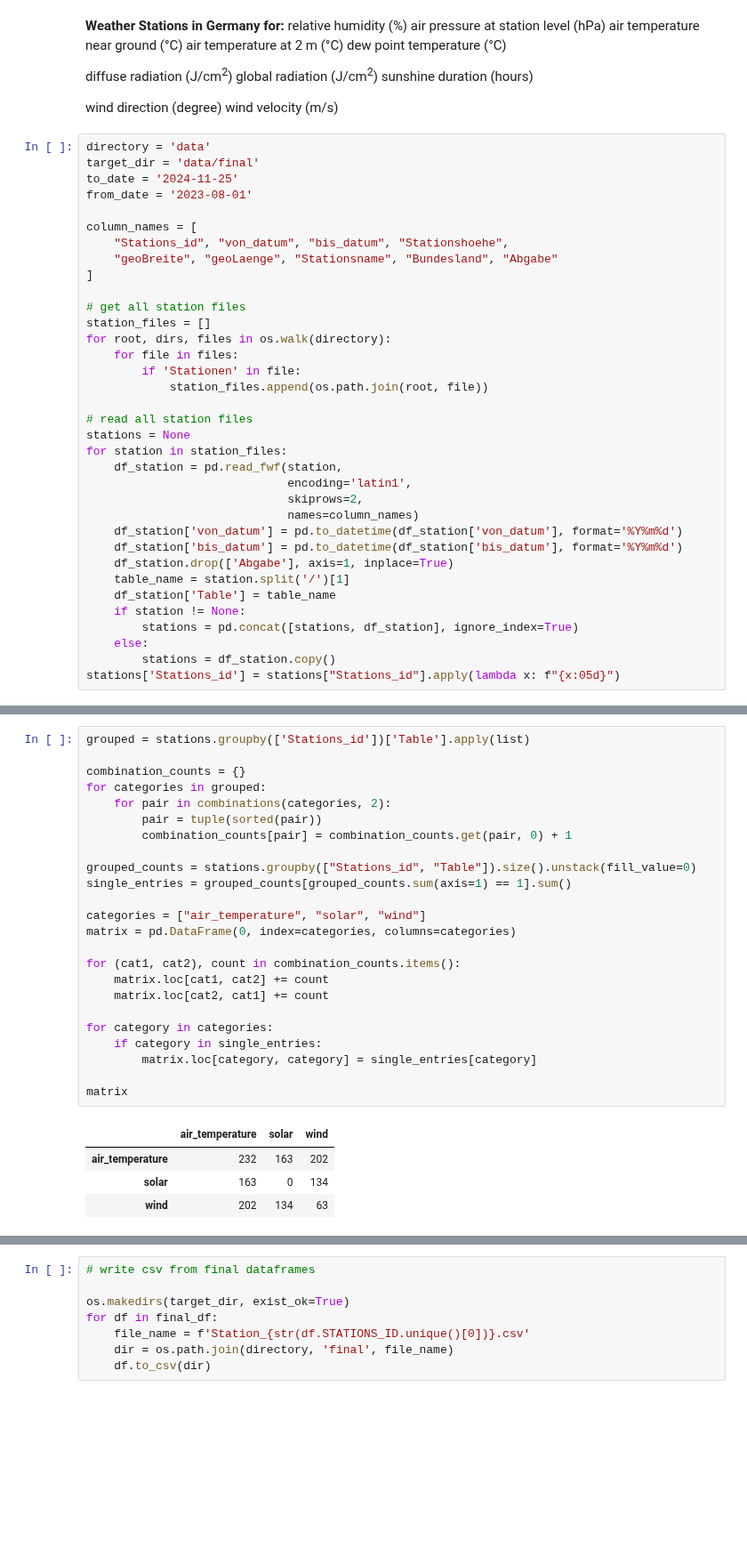
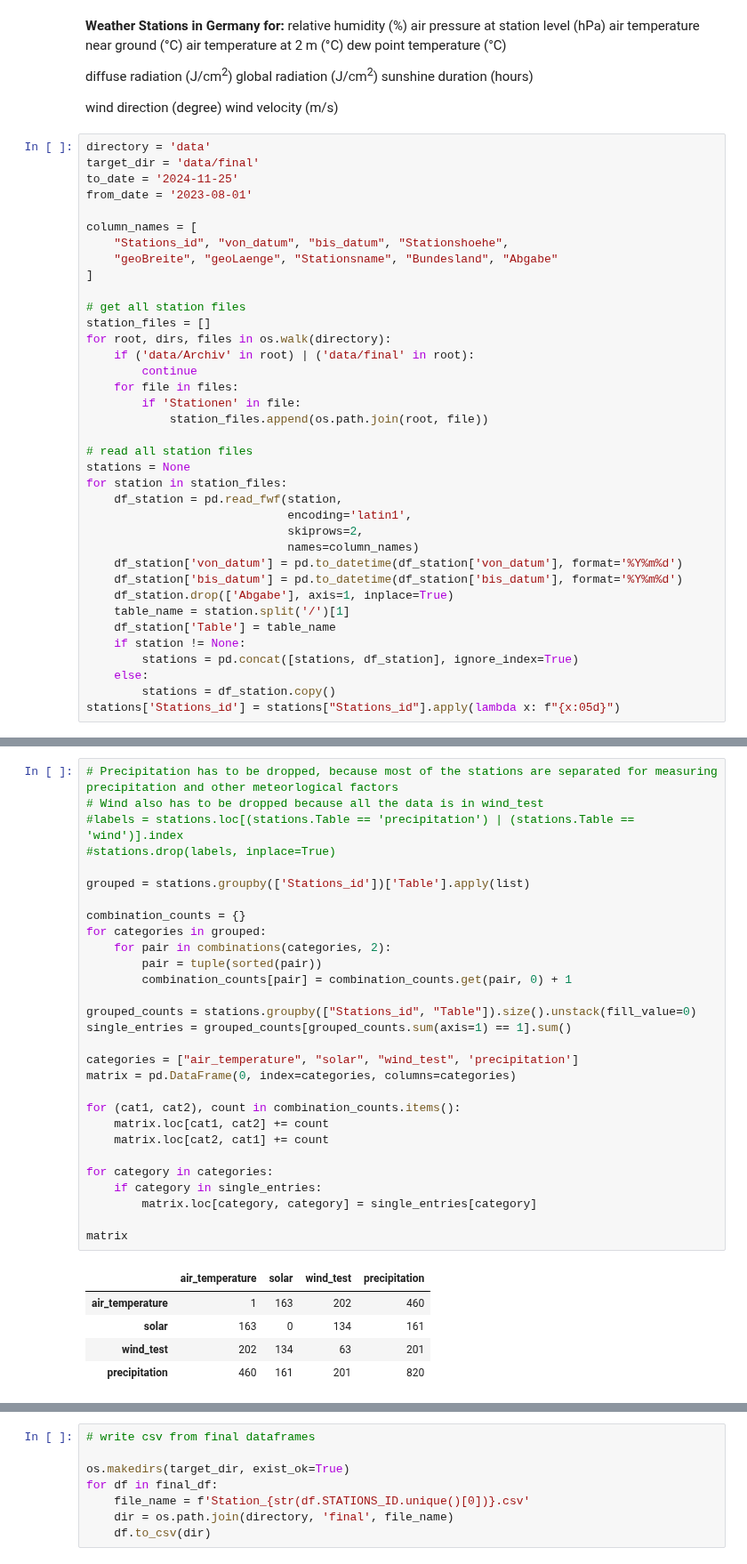
Before and after one commit to vikwal/synthetic_re_data_generation, a Jupyter notebook: dwd_weatherstation.ipynb, the cells around one changed output, grey strips where cells are left out. Shown at 89% size. Cells and saved outputs as stored; diff of their text form; blank space fills up the shorter version.

```diff
--- a/dwd_weatherstation.ipynb
+++ b/dwd_weatherstation.ipynb
@@ -40,6 +40,8 @@ column_names = [
 # get all station files
 station_files = []
 for root, dirs, files in os.walk(directory):
+    if ('data/Archiv' in root) | ('data/final' in root):
+        continue
     for file in files:
         if 'Stationen' in file:
             station_files.append(os.path.join(root, file))
@@ -132,32 +155,38 @@ dtype: int64
 # %%
+# Precipitation has to be dropped, because most of the stations are separated for measuring precipitation and other meteorlogical factors
+# Wind also has to be dropped because all the data is in wind_test
+#labels = stations.loc[(stations.Table == 'precipitation') | (stations.Table == 'wind')].index
+#stations.drop(labels, inplace=True)
+
 grouped = stations.groupby(['Stations_id'])['Table'].apply(list)
 
 combination_counts = {}
 for categories in grouped:
     for pair in combinations(categories, 2):
         pair = tuple(sorted(pair))
         combination_counts[pair] = combination_counts.get(pair, 0) + 1
 
 grouped_counts = stations.groupby(["Stations_id", "Table"]).size().unstack(fill_value=0)
 single_entries = grouped_counts[grouped_counts.sum(axis=1) == 1].sum()
 
-categories = ["air_temperature", "solar", "wind"]
+categories = ["air_temperature", "solar", "wind_test", 'precipitation']
 matrix = pd.DataFrame(0, index=categories, columns=categories)
 
 for (cat1, cat2), count in combination_counts.items():
     matrix.loc[cat1, cat2] += count
     matrix.loc[cat2, cat1] += count
 
 for category in categories:
     if category in single_entries:
         matrix.loc[category, category] = single_entries[category]
 
 matrix
 # %% [output]
-|  | air_temperature | solar | wind |
-| air_temperature | 232 | 163 | 202 |
-| solar | 163 | 0 | 134 |
-| wind | 202 | 134 | 63 |
+|  | air_temperature | solar | wind_test | precipitation |
+| air_temperature | 1 | 163 | 202 | 460 |
+| solar | 163 | 0 | 134 | 161 |
+| wind_test | 202 | 134 | 63 | 201 |
+| precipitation | 460 | 161 | 201 | 820 |
 # %%
 valid_stations = (
     stations.groupby("Stations_id")["Table"]
```
Also changed, not shown: parts of 13 cells of this notebook, 3 other files.
